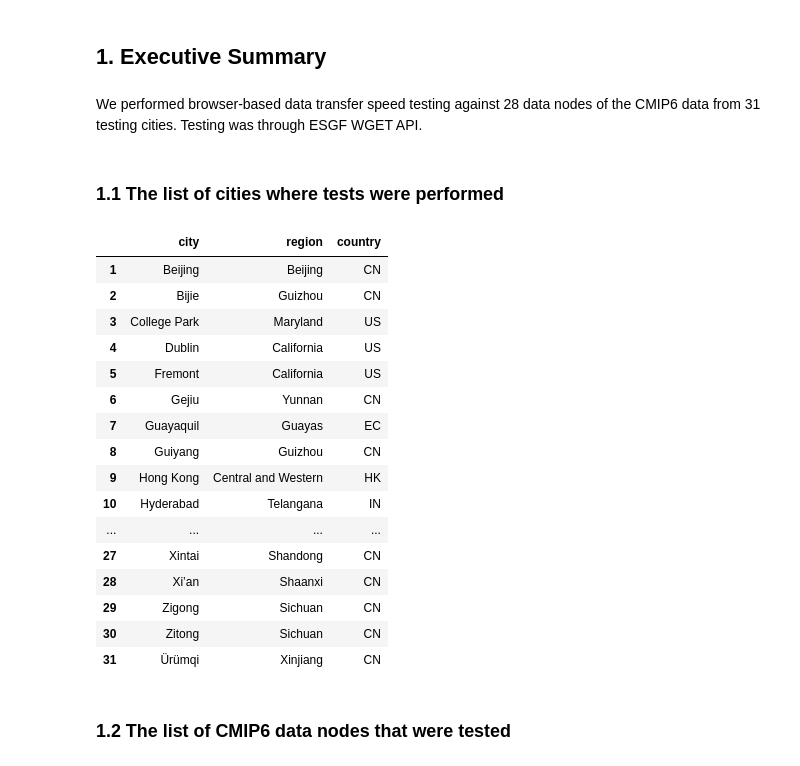
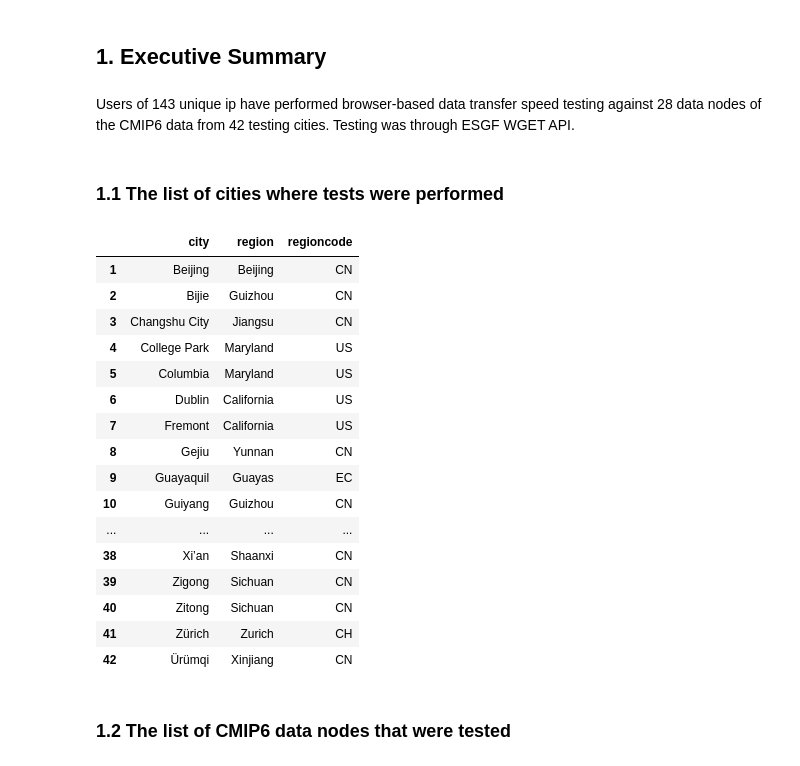
Before and after one commit to Theropod/CMIP6-SpeedTest, a Jupyter notebook: resources/result-update/Speedtest_Result.ipynb, the cells around one changed output. Cells and saved outputs as stored; diff of their text form; code cells hidden in the pictures.

```diff
--- a/resources/result-update/Speedtest_Result.ipynb
+++ b/resources/result-update/Speedtest_Result.ipynb
@@ -92,7 +92,7 @@ spd_avg.tail(5);
 # get city-datanode pair count, and reindex the result to flatten it to simple DataFrame
 city2datanode=spd_avg[['datanode','city','region','country']].groupby(['city','region','country']).agg({'nunique'})
 city2datanode=pd.DataFrame(city2datanode.to_records())
-city2datanode.columns=['city','region','country','datanode_count']
+city2datanode.columns=['city','region','regioncode','datanode_count']
 city2datanode;
 num_of_cities=len(city2datanode.index)
 # %%
@@ -106,30 +108,30 @@ num_of_nodes=len(datanode2city.index)
 # %%
-md("We performed browser-based data transfer speed testing against {} data nodes of the CMIP6 data from {} testing cities. Testing was through ESGF WGET API.".format(num_of_nodes,num_of_cities))
+md("Users of {} unique ip have performed browser-based data transfer speed testing against {} data nodes of the CMIP6 data from {} testing cities. Testing was through ESGF WGET API.".format(num_of_ip,num_of_nodes,num_of_cities))
 # %% [output]
-We performed browser-based data transfer speed testing against 28 data nodes of the CMIP6 data from 31 testing cities. Testing was through ESGF WGET API.
+Users of 143 unique ip have performed browser-based data transfer speed testing against 28 data nodes of the CMIP6 data from 42 testing cities. Testing was through ESGF WGET API.
 # %% [markdown]
 ### 1.1 The list of cities where tests were performed
 # %%
 city2datanode.index = np.arange(1, len(city2datanode) + 1)
-city2datanode.loc[:,['city','region','country']]
+city2datanode.loc[:,['city','region','regioncode']]
 # %% [output]
-|  | city | region | country |
+|  | city | region | regioncode |
 | 1 | Beijing | Beijing | CN |
 | 2 | Bijie | Guizhou | CN |
-| 3 | College Park | Maryland | US |
-| 4 | Dublin | California | US |
-| 5 | Fremont | California | US |
-| 6 | Gejiu | Yunnan | CN |
-| 7 | Guayaquil | Guayas | EC |
-| 8 | Guiyang | Guizhou | CN |
-| 9 | Hong Kong | Central and Western | HK |
-| 10 | Hyderabad | Telangana | IN |
+| 3 | Changshu City | Jiangsu | CN |
+| 4 | College Park | Maryland | US |
+| 5 | Columbia | Maryland | US |
+| 6 | Dublin | California | US |
+| 7 | Fremont | California | US |
+| 8 | Gejiu | Yunnan | CN |
+| 9 | Guayaquil | Guayas | EC |
+| 10 | Guiyang | Guizhou | CN |
 | ... | ... | ... | ... |
-| 27 | Xintai | Shandong | CN |
-| 28 | Xi’an | Shaanxi | CN |
-| 29 | Zigong | Sichuan | CN |
-| 30 | Zitong | Sichuan | CN |
-| 31 | Ürümqi | Xinjiang | CN |
+| 38 | Xi’an | Shaanxi | CN |
+| 39 | Zigong | Sichuan | CN |
+| 40 | Zitong | Sichuan | CN |
+| 41 | Zürich | Zurich | CH |
+| 42 | Ürümqi | Xinjiang | CN |
 # %%
 # city2datanode.plot(kind='bar',x='city',figsize=(10,6))
 # %% [markdown]
```
Also changed, not shown: parts of 3 cells of this notebook, 3 other files.
